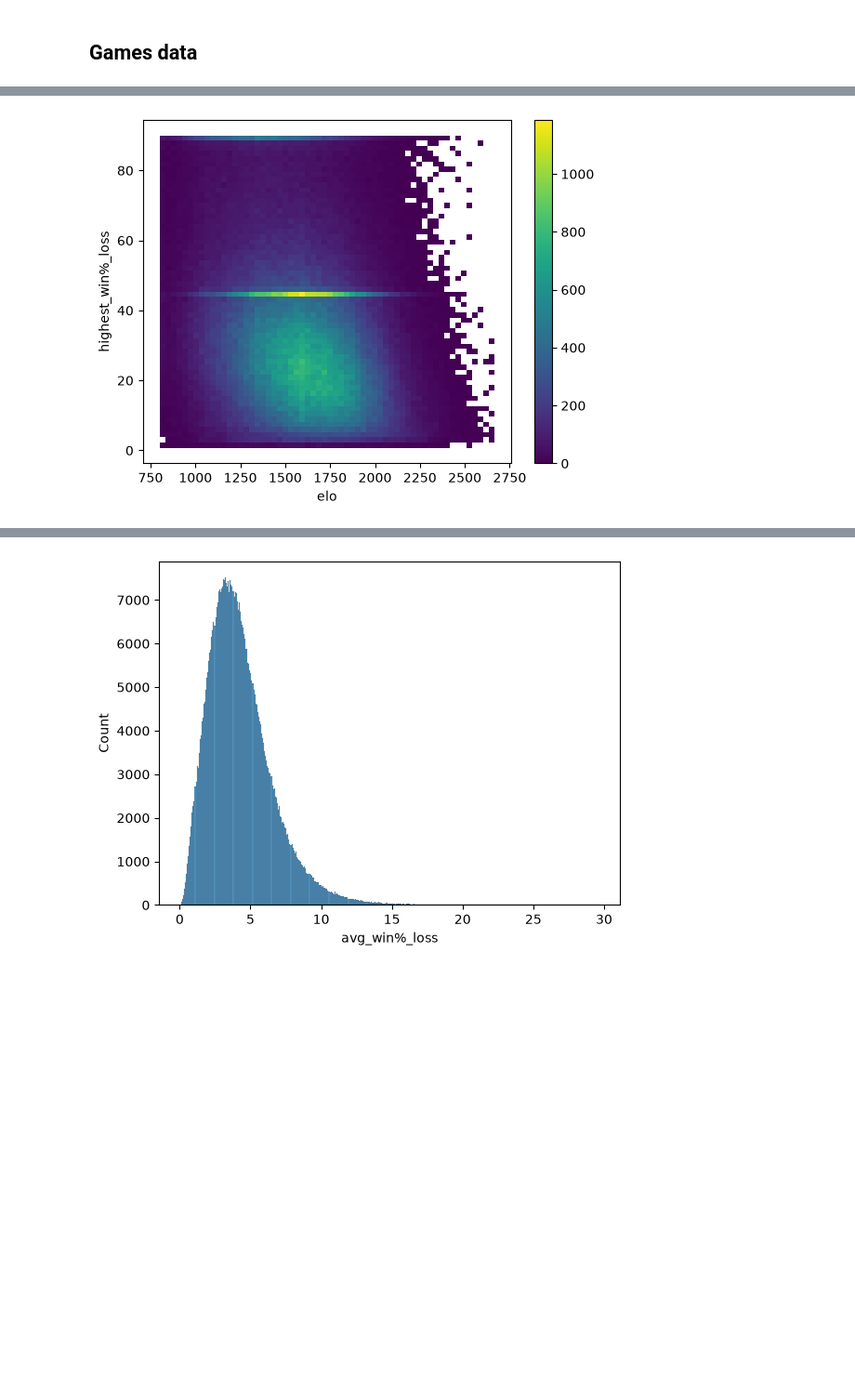
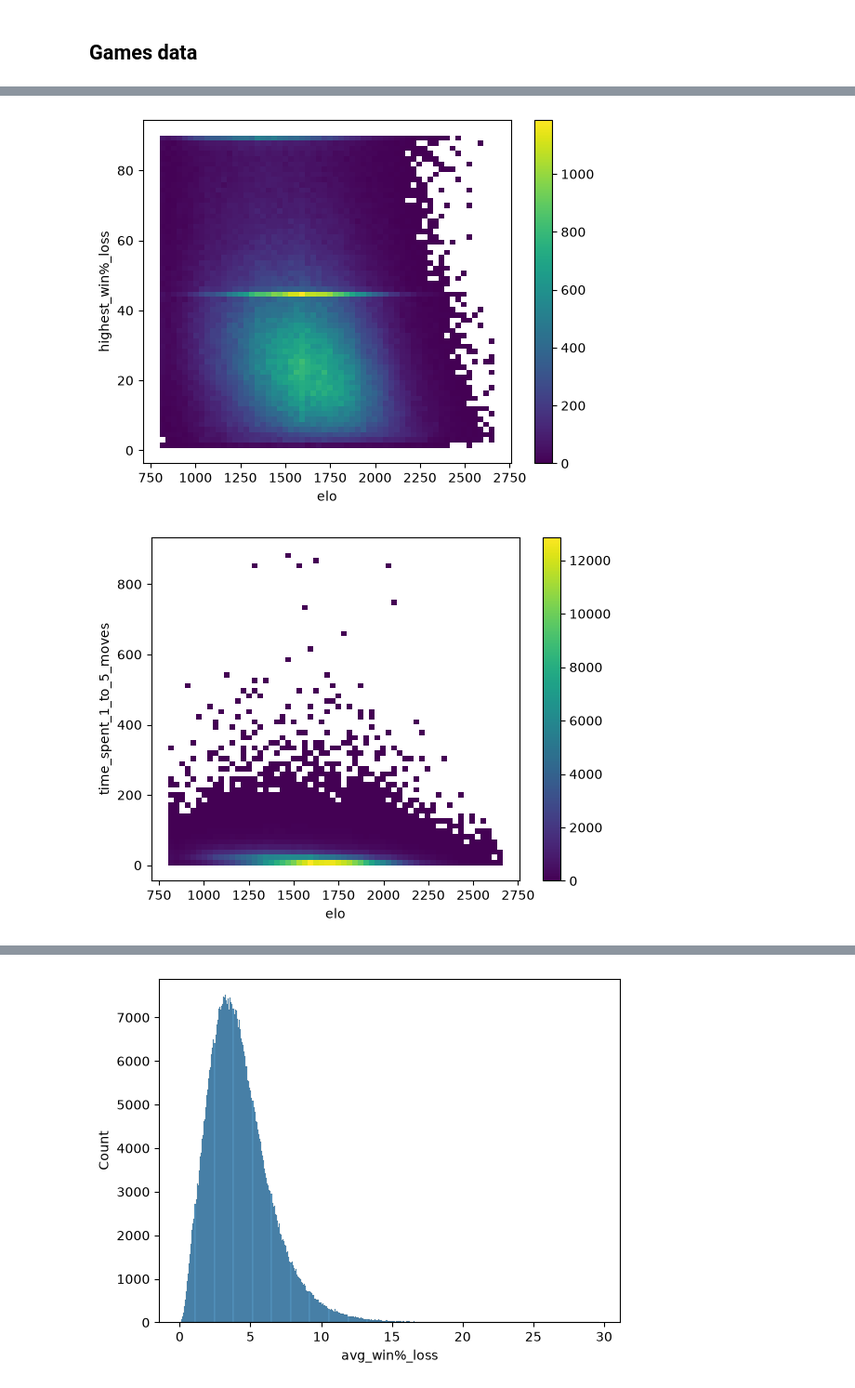
Before and after one commit to javierdp04/elo-predictor, a Jupyter notebook: src/EDA/postcleaning.ipynb, the cells around one changed output, grey strips where cells are left out. Shown at 93% size. Drawn from its saved outputs; the diff is of its cells as text; code cells hidden in the pictures; blank space fills up the shorter version.

Commit message:
Opponent/time features + model testing

```diff
--- a/src/EDA/postcleaning.ipynb
+++ b/src/EDA/postcleaning.ipynb
@@ -252,9 +130,10 @@ g.shape
 # %%
-Y_TO_PLOT = ['avg_win%_loss', 'highest_win%_loss']
+Y_TO_PLOT = ['avg_win%_loss', 'highest_win%_loss', 'time_spent_1_to_5_moves', 'time_spent_6_to_10_moves']
 
 for col in Y_TO_PLOT:
     sns.histplot(data=g, x='elo', y=col, bins=60, cbar=True, cmap='viridis')
     plt.show()
 # %% [output]
 [figure]
 [figure]
+[figure, added]
```
Also changed, not shown: parts of 19 cells of this notebook, 4 other files.
